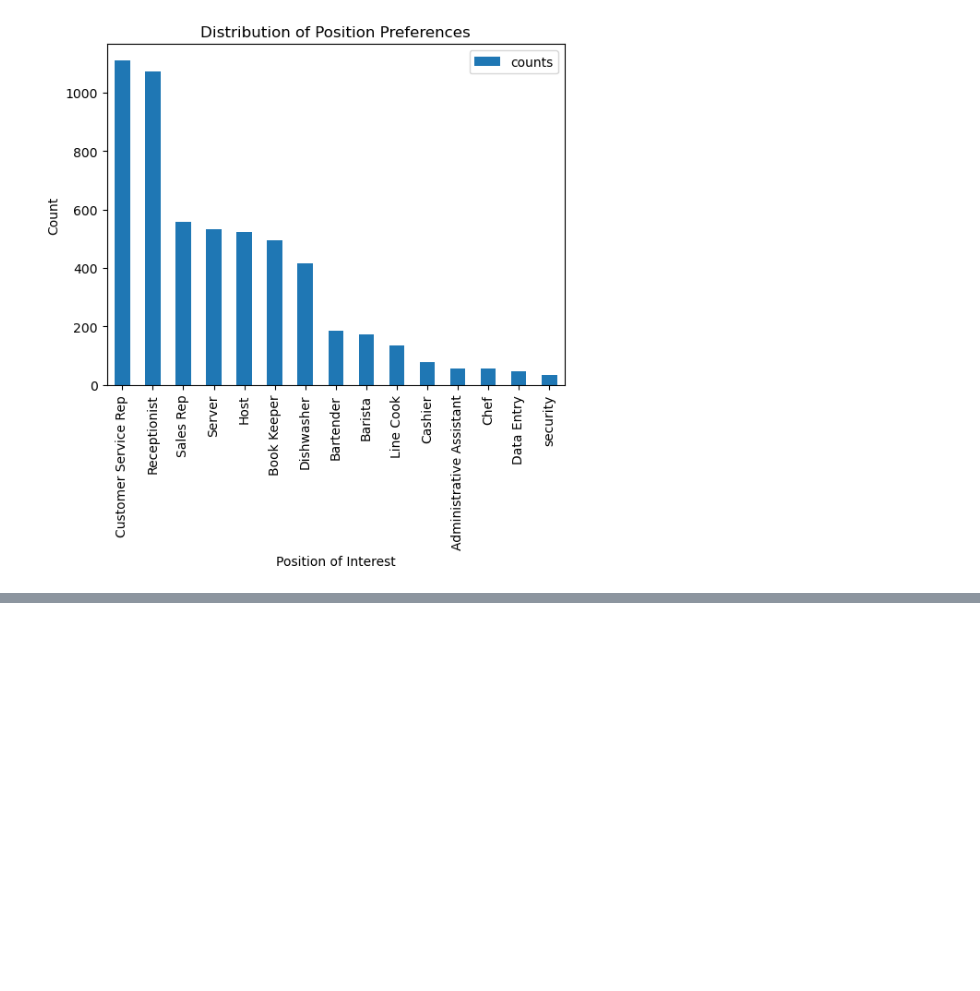
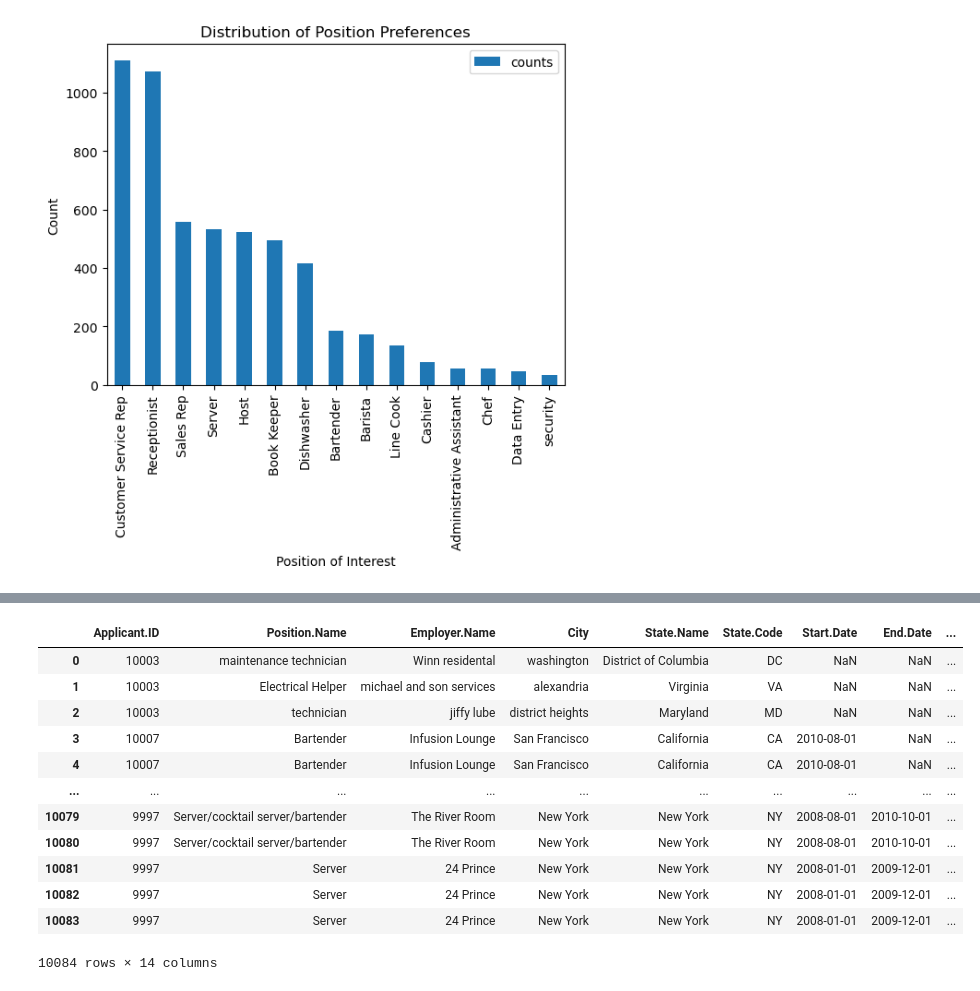
Before and after one commit to vermaarjun7/pewter-arjun, a Jupyter notebook: task.ipynb, the cells around one changed output, grey strips where cells are left out. Drawn from its saved outputs; the diff is of its cells as text; code cells hidden in the pictures; blank space fills up the shorter version.

```diff
--- a/task.ipynb
+++ b/task.ipynb
@@ -575,0 +584,17 @@ plt.show()
+# %%
+merged_table_2_4 = experience.merge(positions_interest[['Applicant.ID', 'new_positions_of_interest']], on=['Applicant.ID'],  how='inner')
+merged_table_2_4
+# %% [output]
+|  | Applicant.ID | Position.Name | Employer.Name | City | State.Name | State.Code | Start.Date | End.Date | ... |
+| 0 | 10003 | maintenance technician | Winn residental | washington | District of Columbia | DC | NaN | NaN | ... |
+| 1 | 10003 | Electrical Helper | michael and son services | alexandria | Virginia | VA | NaN | NaN | ... |
+| 2 | 10003 | technician | jiffy lube | district heights | Maryland | MD | NaN | NaN | ... |
+| 3 | 10007 | Bartender | Infusion Lounge | San Francisco | California | CA | 2010-08-01 | NaN | ... |
+| 4 | 10007 | Bartender | Infusion Lounge | San Francisco | California | CA | 2010-08-01 | NaN | ... |
+| ... | ... | ... | ... | ... | ... | ... | ... | ... | ... |
+| 10079 | 9997 | Server/cocktail server/bartender | The River Room | New York | New York | NY | 2008-08-01 | 2010-10-01 | ... |
+| 10080 | 9997 | Server/cocktail server/bartender | The River Room | New York | New York | NY | 2008-08-01 | 2010-10-01 | ... |
+| 10081 | 9997 | Server | 24 Prince | New York | New York | NY | 2008-01-01 | 2009-12-01 | ... |
+| 10082 | 9997 | Server | 24 Prince | New York | New York | NY | 2008-01-01 | 2009-12-01 | ... |
+| 10083 | 9997 | Server | 24 Prince | New York | New York | NY | 2008-01-01 | 2009-12-01 | ... |
+10084 rows × 14 columns
```
Also changed, not shown: parts of 14 cells of this notebook.
